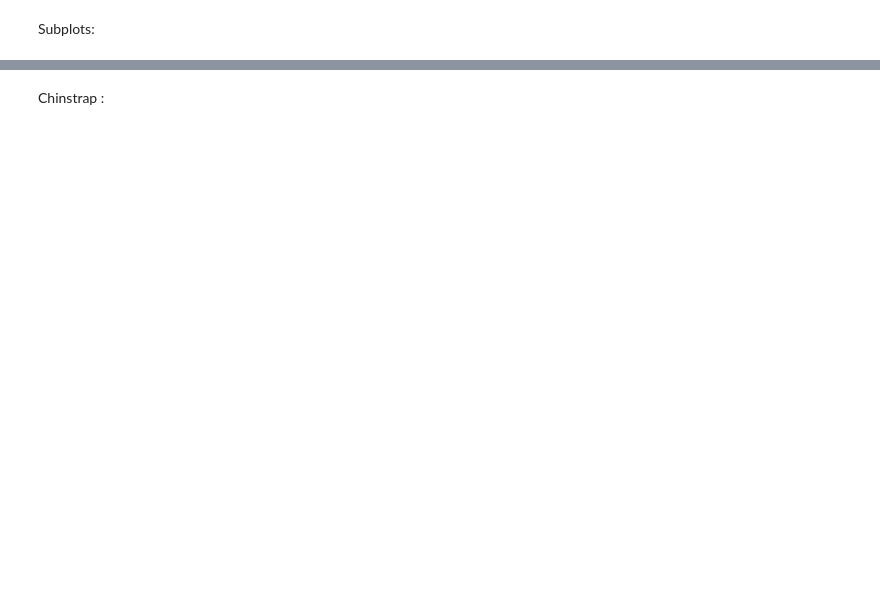
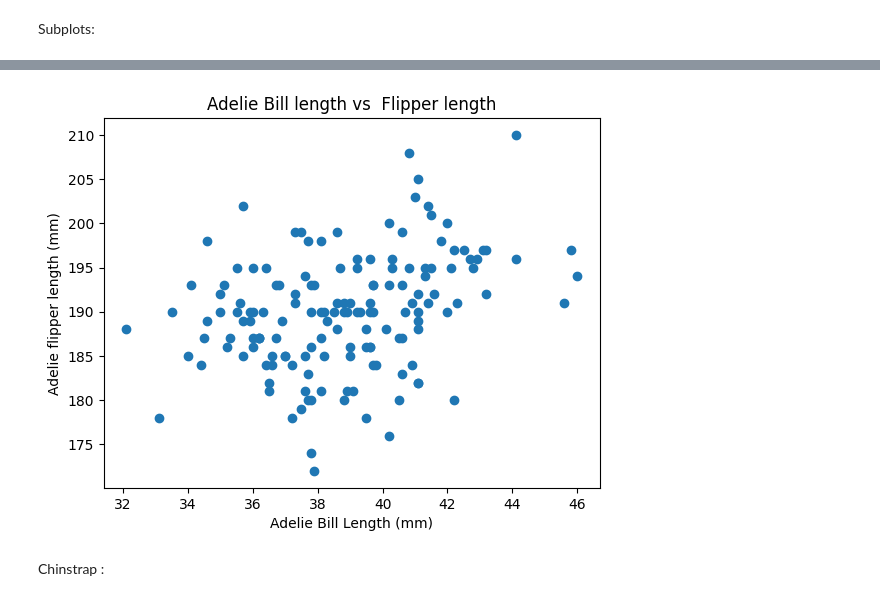
Before and after one commit to surafelmeharihaile-ai/Data110, a Jupyter notebook: week_7_surafel_haile.ipynb, the cells around one changed output, grey strips where cells are left out. Saved outputs shown, nothing was run; the diff lists cells and outputs as text; code cells hidden in the pictures; blank space fills up the shorter version.

```diff
--- a/week_7_surafel_haile.ipynb
+++ b/week_7_surafel_haile.ipynb
@@ -176,0 +193,3 @@ Name: bill_length_mm, Length: 152, dtype: float64
+# %%
+adelie_flipper_length = penguins[penguins['species'] == 'Adelie']['flipper_length_mm']
+print(adelie_flipper_length)
@@ -186,0 +219,8 @@ TypeError: scatter() missing 2 required positional arguments: 'x' and 'y'
+# %%
+plt.scatter(adelie_bill_length, adelie_flipper_length)
+plt.xlabel('Adelie Bill Length (mm)')
+plt.ylabel('Adelie flipper length (mm)')
+plt.title('Adelie Bill length vs  Flipper length')
+plt.show()
+# %% [output]
+[figure, added]
```
Also changed, not shown: parts of 10 cells of this notebook.
